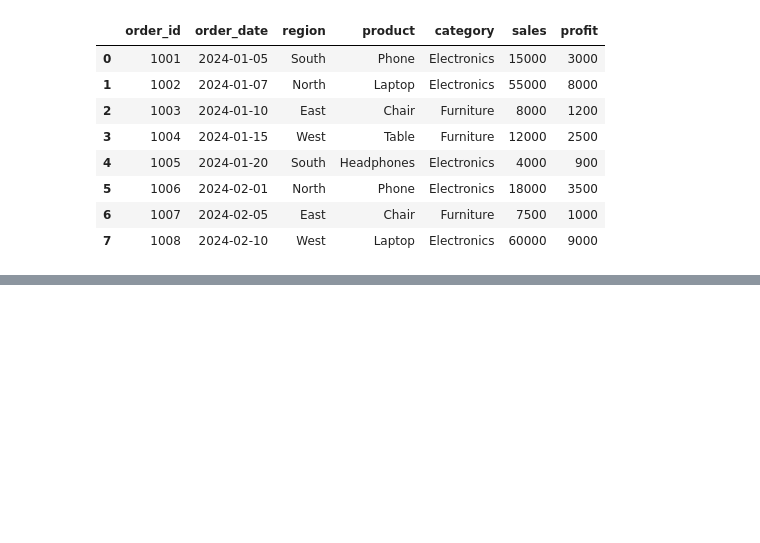
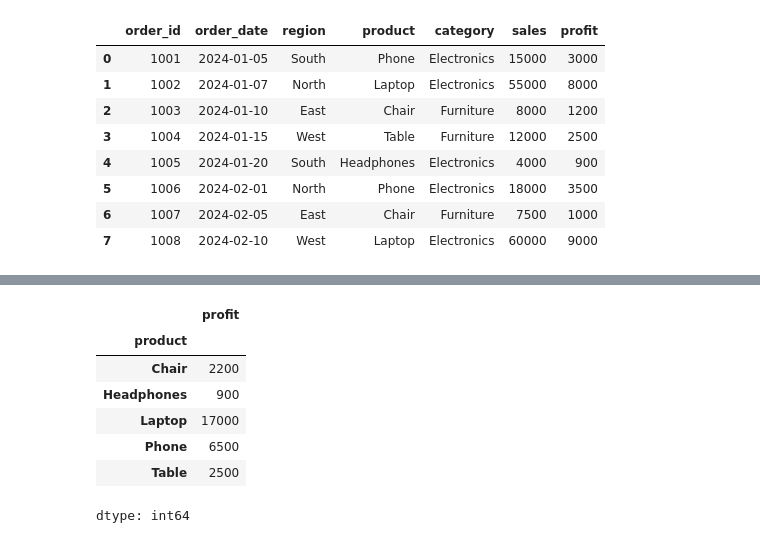
Before and after one commit to Aasritha-25/ai-powered-business-insights, a Jupyter notebook: notebooks/sales_analysis.ipynb, the cells around one changed output, grey strips where cells are left out. Saved outputs shown, nothing was run; the diff lists cells and outputs as text; code cells hidden in the pictures; blank space fills up the shorter version.

```diff
--- a/notebooks/sales_analysis.ipynb
+++ b/notebooks/sales_analysis.ipynb
@@ -23,0 +76,12 @@ df
+# %%
+profit_by_product = df.groupby('product')['profit'].sum()
+profit_by_product
+# %% [output]
+|  | profit |
+| product |  |
+| Chair | 2200 |
+| Headphones | 900 |
+| Laptop | 17000 |
+| Phone | 6500 |
+| Table | 2500 |
+dtype: int64
```
Also changed, not shown: parts of 9 cells of this notebook.
